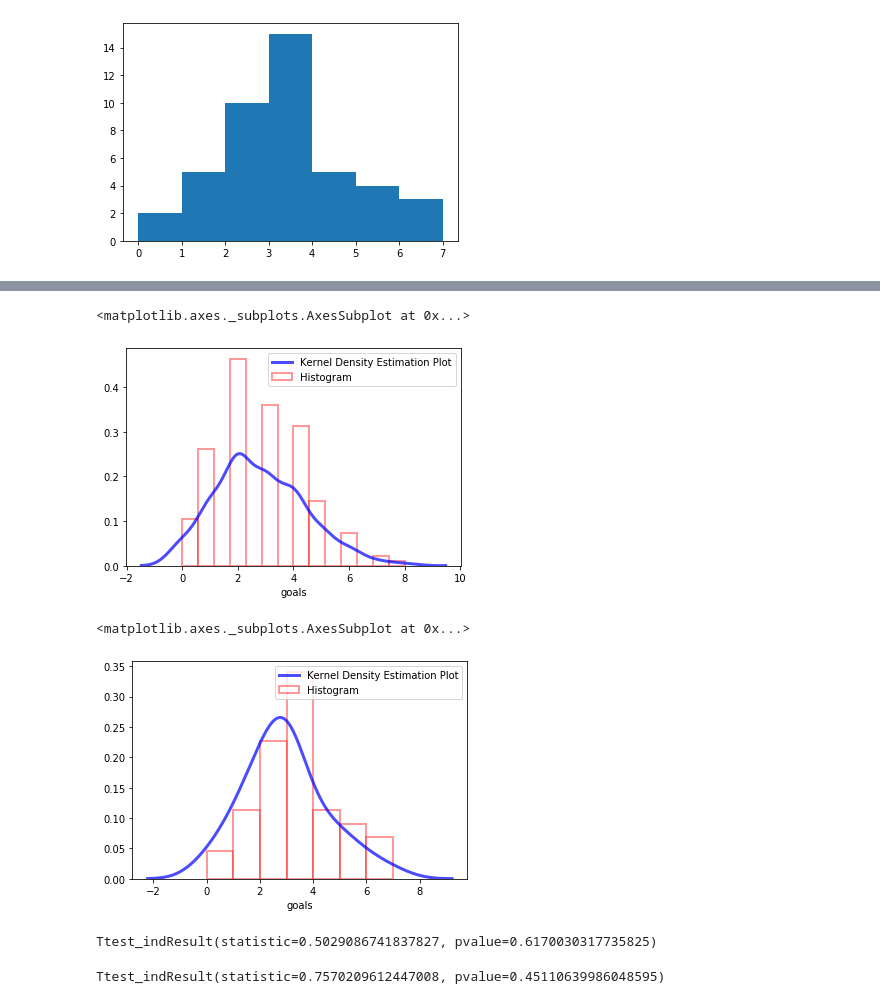
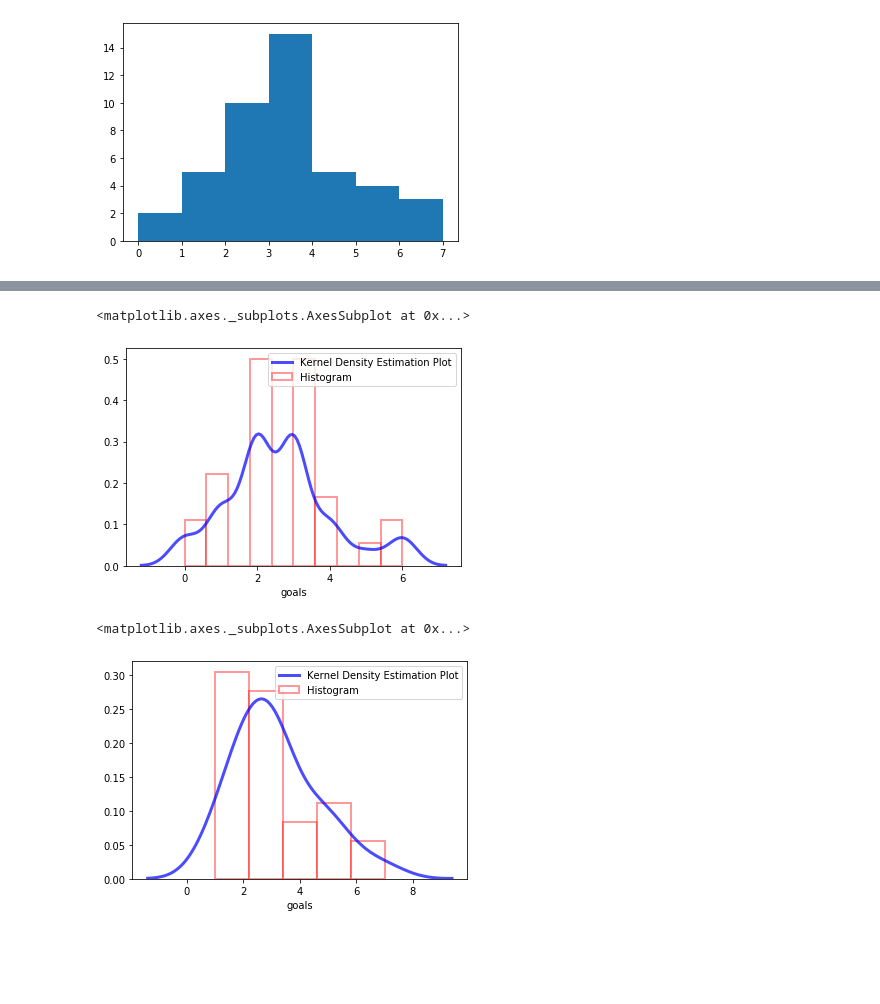
Before and after one commit to nismotie/Statistical-Testing-on-Premier-League-Data, a Jupyter notebook: titus_eda.ipynb, the cells around one changed output, grey strips where cells are left out. Cells and saved outputs as stored; diff of their text form; code cells hidden in the pictures; blank space fills up the shorter version.

Commit message:
library update and visualisations

```diff
--- a/titus_eda.ipynb
+++ b/titus_eda.ipynb
@@ -97,24 +84,24 @@ no_reds_std = np.std(no_red_games.goals)
 # %%
 reds_std = np.std(red_games.goals)
 # %%
-sns.distplot(no_red_games.goals,
+sns.distplot(no_red_games_sample.goals,
              hist=True, hist_kws={
                                   "linewidth": 2,
                                   "edgecolor" :'red',
                                   "alpha": 0.4,
                                   "color":  "w",
                                   "label": "Histogram",
                                   },
              kde=True, kde_kws = {'linewidth': 3,
                                   'color': "blue",
                                   "alpha": 0.7,
                                   'label':'Kernel Density Estimation Plot'
                                  })
 # %% [output]
 <matplotlib.axes._subplots.AxesSubplot at 0x...>
-[figure, old version]
+[figure, new version]
 # %%
-sns.distplot(red_games.goals,
+sns.distplot(red_games_sample.goals,
              hist=True, hist_kws={
                                   "linewidth": 2,
                                   "edgecolor" :'red',
@@ -129,4 +116,4 @@ sns.distplot(red_games.goals,
                                  })
 # %% [output]
 <matplotlib.axes._subplots.AxesSubplot at 0x...>
-[figure, old version]
+[figure, new version]
@@ -133,4 +123,2 @@ sns.distplot(red_games.goals,
 # %%
-stats.ttest_ind(red_games.goals, no_red_games.goals, equal_var=False)
+tt_results = stats.ttest_ind(red_games_sample.goals, no_red_games_sample.goals, equal_var=False)
-# %% [output]
-Ttest_indResult(statistic=0.5029086741837827, pvalue=0.6170030317735825)
@@ -139,4 +124,0 @@ random_no_reds = no_red_games.sample(44, random_state=45)
-# %%
-stats.ttest_ind(red_games.goals, random_no_reds.goals, equal_var=False)
-# %% [output]
-Ttest_indResult(statistic=0.7570209612447008, pvalue=0.45110639986048595)
```
Also changed, not shown: parts of 14 cells of this notebook, 1 other file.
